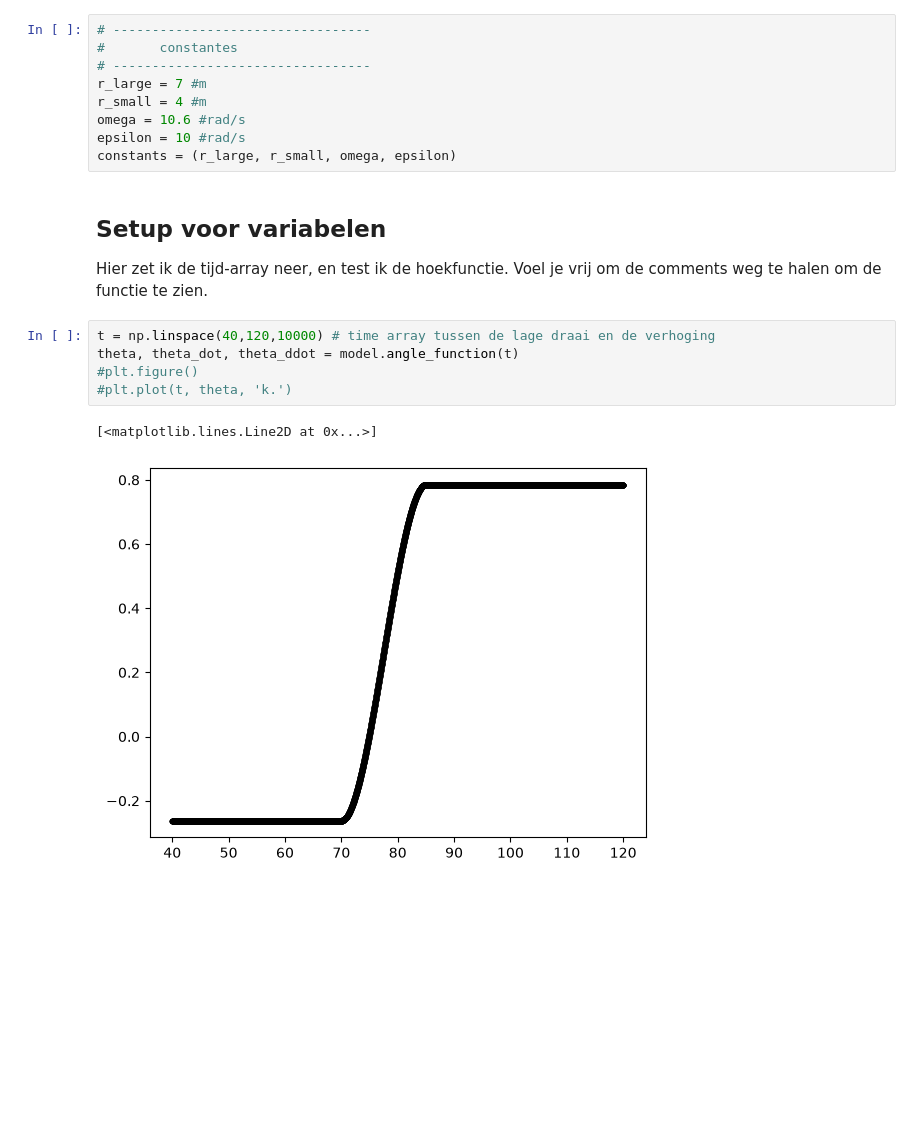
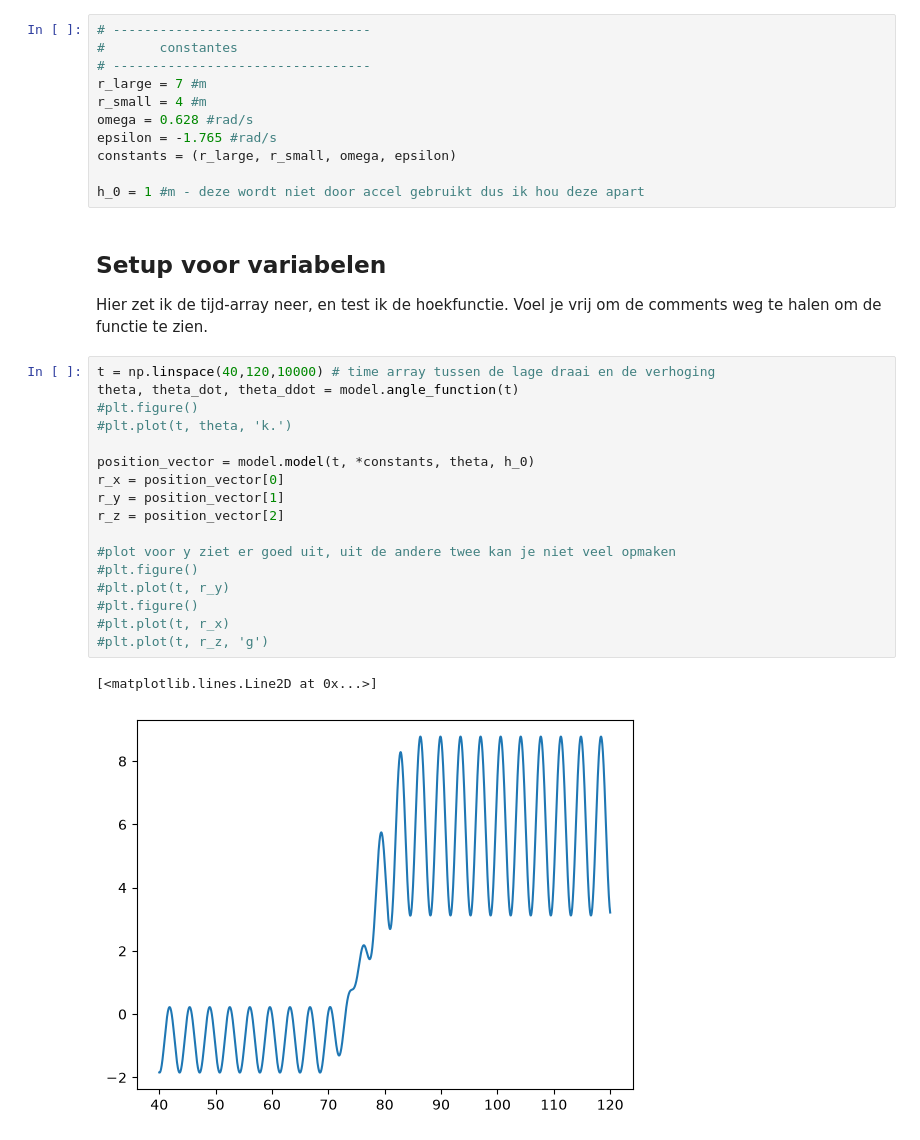
Before and after one commit to Druivenpasta/Drievliet-project, a Jupyter notebook: simulation.ipynb, the cells around one changed output. Cells and saved outputs as stored; diff of their text form; blank space fills up the shorter version.

Commit message:
Trajectory plot and correct vectorization

```diff
--- a/simulation.ipynb
+++ b/simulation.ipynb
@@ -12,17 +12,31 @@ import matplotlib.pyplot as plt
 # ---------------------------------
 r_large = 7 #m
 r_small = 4 #m
-omega = 10.6 #rad/s
-epsilon = 10 #rad/s
+omega = 0.628 #rad/s
+epsilon = -1.765 #rad/s
 constants = (r_large, r_small, omega, epsilon)
+
+h_0 = 1 #m - deze wordt niet door accel gebruikt dus ik hou deze apart
 # %% [markdown]
 ## Setup voor variabelen
 Hier zet ik de tijd-array neer, en test ik de hoekfunctie. Voel je vrij om de comments weg te halen om de functie te zien.
 # %%
 t = np.linspace(40,120,10000) # time array tussen de lage draai en de verhoging
 theta, theta_dot, theta_ddot = model.angle_function(t)
 #plt.figure()
 #plt.plot(t, theta, 'k.')
+
+position_vector = model.model(t, *constants, theta, h_0)
+r_x = position_vector[0]
+r_y = position_vector[1]
+r_z = position_vector[2]
+
+#plot voor y ziet er goed uit, uit de andere twee kan je niet veel opmaken
+#plt.figure()
+#plt.plot(t, r_y)
+#plt.figure()
+#plt.plot(t, r_x)
+#plt.plot(t, r_z, 'g')
 # %% [output]
 [<matplotlib.lines.Line2D at 0x...>]
-[figure, old version]
+[figure, new version]
```
Also changed, not shown: parts of 3 cells of this notebook, 1 other file.
